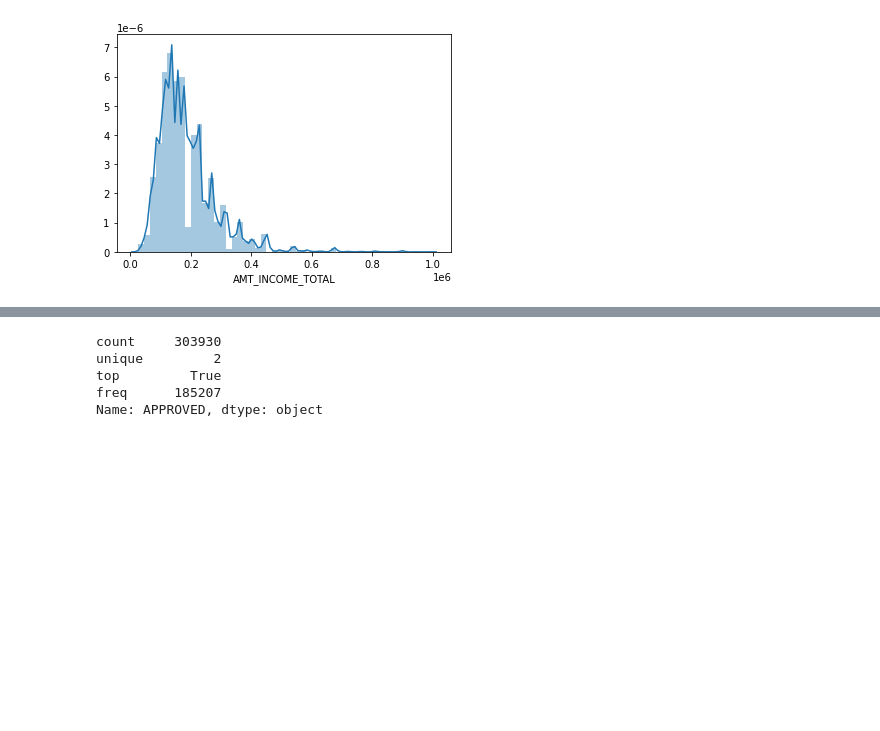
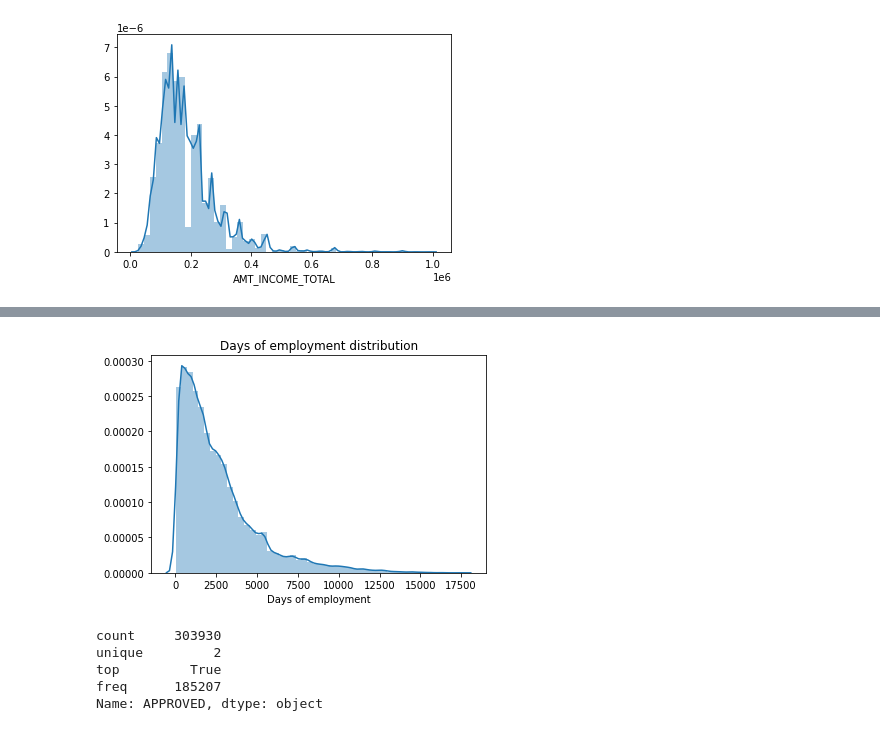
Before and after one commit to ruivieira/explainability-experiments, a Jupyter notebook: notebooks/loan.ipynb, the cells around one changed output, grey strips where cells are left out. Drawn from its saved outputs; the diff is of its cells as text; code cells hidden in the pictures; blank space fills up the shorter version.

```diff
--- a/notebooks/loan.ipynb
+++ b/notebooks/loan.ipynb
@@ -72,3 +92,10 @@ df['DAYS_EMPLOYED'] = -df['DAYS_EMPLOYED']
+# %%
+ax = sns.distplot(df.DAYS_EMPLOYED[df.DAYS_EMPLOYED >= 0])
+ax.set(xlabel='Days of employment', title='Days of employment distribution')
+figure = ax.get_figure()
+figure.savefig('days-distribution.png', dpi=400)
+# %% [output]
+[figure, added]
 # %%
 # drop bad columns
 df = df.dropna()
```
Also changed, not shown: parts of 3 cells of this notebook, 19 other files.
